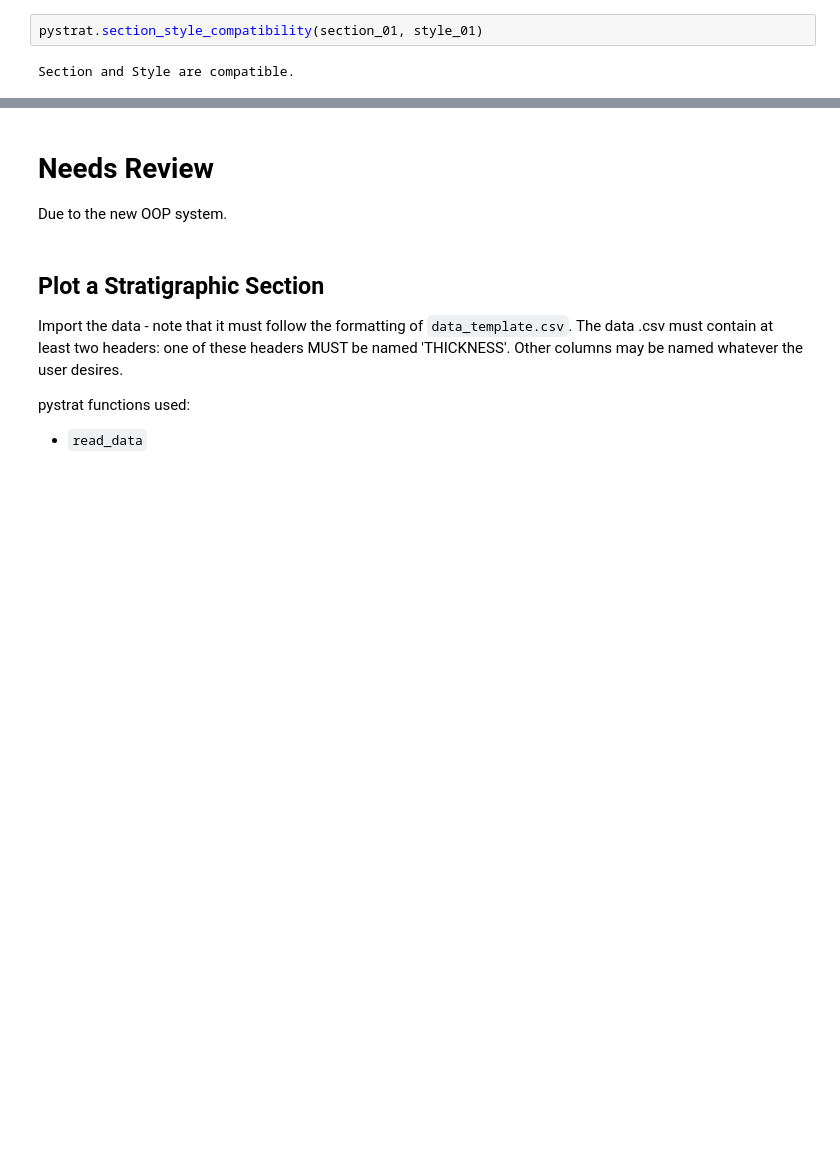
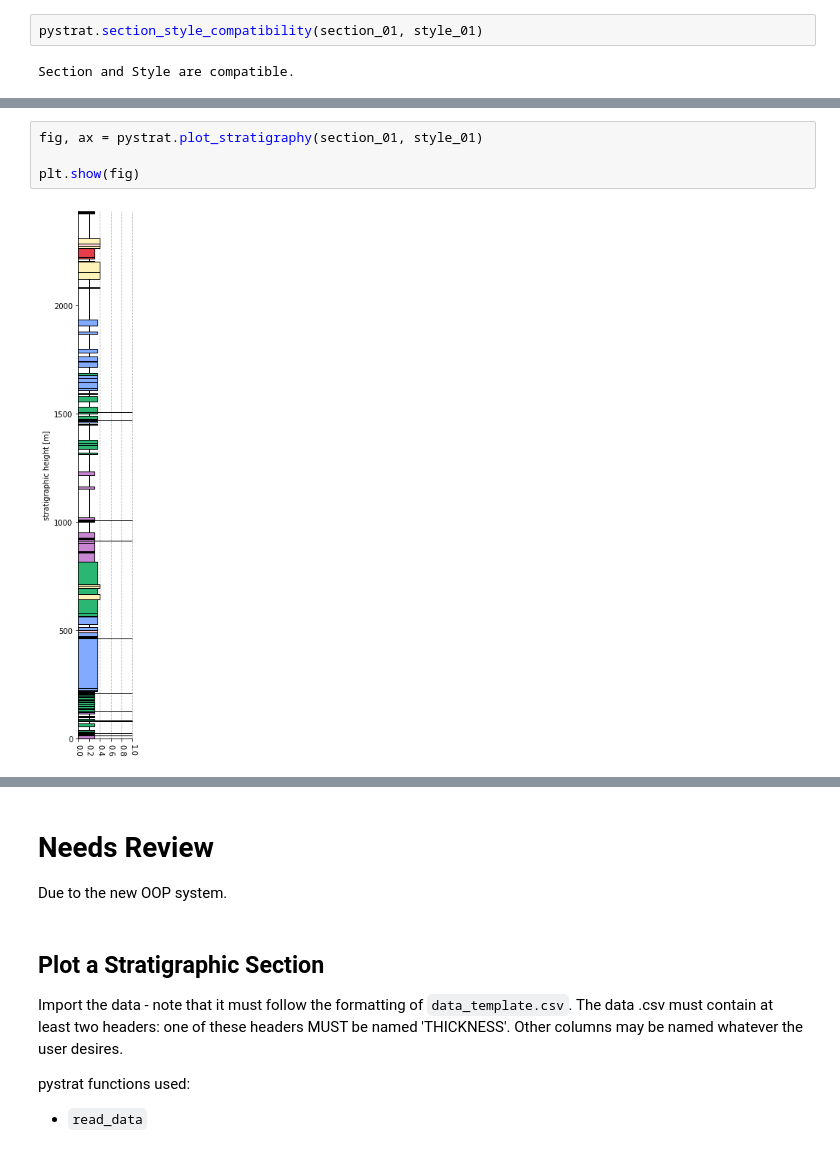
Before and after one commit to yuempark/pystrat, a Jupyter notebook: pystrat-tutorial.ipynb, the cells around one changed output, grey strips where cells are left out. Saved outputs shown, nothing was run; the diff lists cells and outputs as text; blank space fills up the shorter version.

```diff
--- a/pystrat-tutorial.ipynb
+++ b/pystrat-tutorial.ipynb
@@ -294,0 +308,6 @@ Section and Style are compatible.
+# %%
+fig, ax = pystrat.plot_stratigraphy(section_01, style_01)
+
+plt.show(fig)
+# %% [output]
+[figure, added]
```
Also changed, not shown: parts of 10 cells of this notebook, 1 other file.
